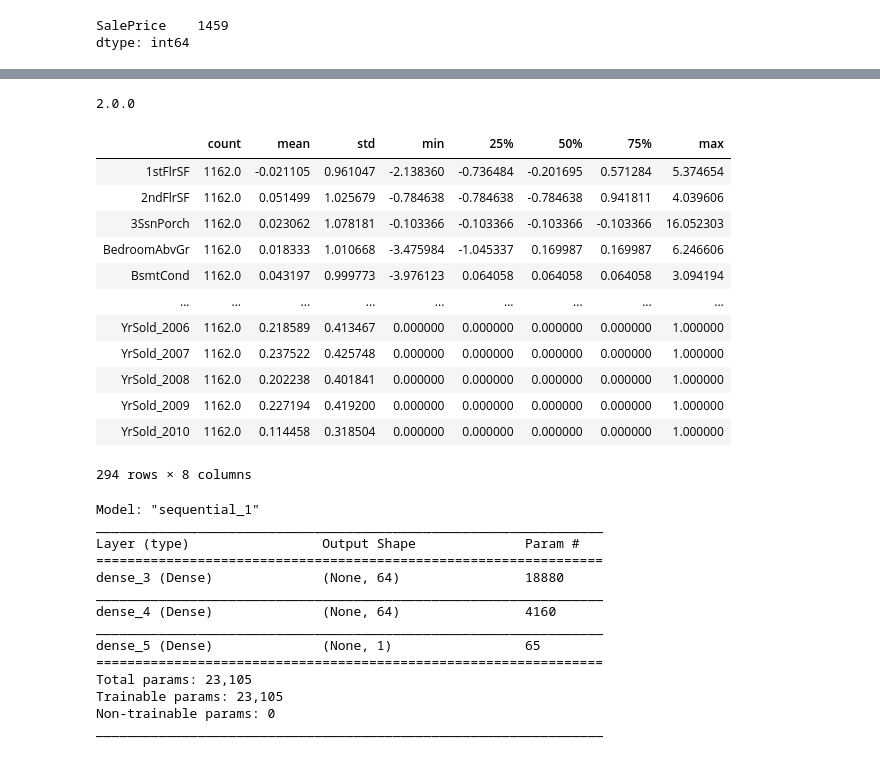
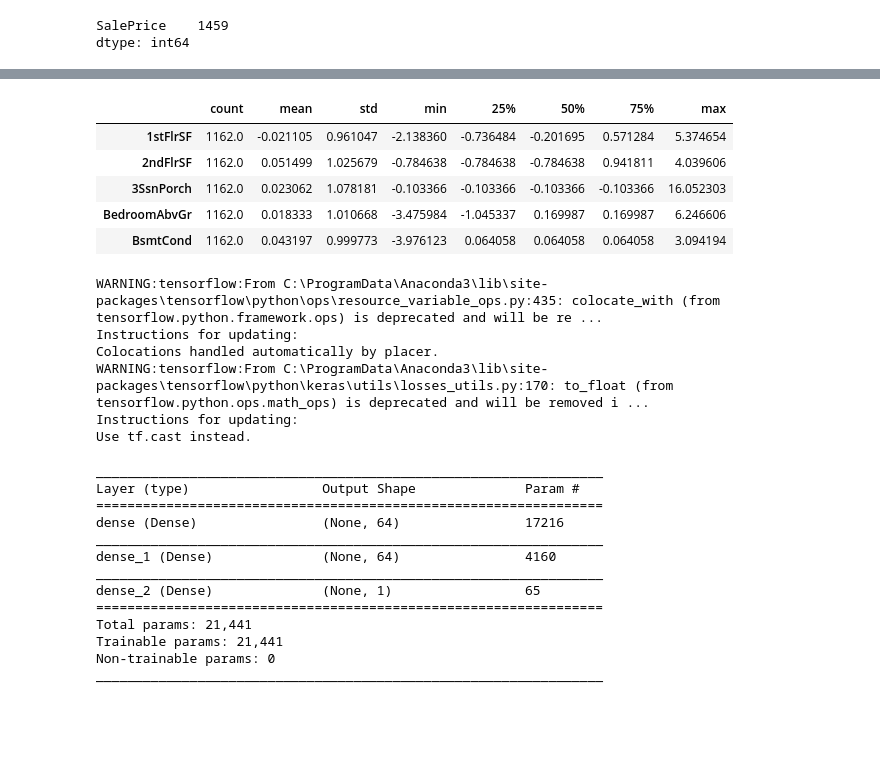
Before and after one commit to romanslipchuk/Houses, a Jupyter notebook: base_TF.ipynb, the cells around one changed output, grey strips where cells are left out. Saved outputs shown, nothing was run; the diff lists cells and outputs as text; code cells hidden in the pictures; blank space fills up the shorter version.

```diff
--- a/base_TF.ipynb
+++ b/base_TF.ipynb
@@ -18,7 +18,7 @@ import scipy.special as ss
 train = pd.read_csv('train.csv')
 test = pd.read_csv('test.csv')
 # %%
-train = train[train.GrLivArea < 4500]
+train = train[(train.GrLivArea < 4500)]
 train.reset_index(drop=True, inplace=True)
-train["SalePrice"] = np.log1p(train["SalePrice"])
+# train["SalePrice"] = np.log1p(train["SalePrice"])
 y = train['SalePrice'].reset_index(drop=True).copy()
@@ -57,7 +59,7 @@ SaleType           1
 GarageArea         1
 dtype: int64
 # %%
-strings = ['MSSubClass', 'YrSold', 'MoSold']
+strings = ['MSSubClass']
 for var in strings:
     data[var] = data[var].apply(str)
 # %%
@@ -95,15 +148,16 @@ data.drop(['SalePrice'], axis=1, inplace=True)
 data['TotalSF'] = data.TotalBsmtSF + data['1stFlrSF'] + data['2ndFlrSF']
 data['TotalBath'] = data.FullBath + 0.5 * data.HalfBath + data.BsmtFullBath + 0.5 * data.BsmtHalfBath
 data['TotalPorch'] = data.OpenPorchSF + data['3SsnPorch'] + data.EnclosedPorch + data.ScreenPorch + data.WoodDeckSF
+
 data['YrBltAndRemod']=data.YearBuilt + data.YearRemodAdd
 
+
+data['TotYear'] = data.YearBuilt + data.YearRemodAdd + data.YrSold
 data['HasPool'] = data.PoolArea.apply(lambda x: 1 if x > 0 else 0)
 data['HasGarage'] = data.GarageArea.apply(lambda x: 1 if x > 0 else 0)
 data['HasBsmt'] = data.TotalBsmtSF.apply(lambda x: 1 if x > 0 else 0)
 data['HasFirePl'] = data.Fireplaces.apply(lambda x: 1 if x > 0 else 0)
-
-drops = ['Utilities', 'Street', 'PoolQC']
-data = data.drop(drops,axis=1)
+data['BeforeCrisis'] = data.YrSold.apply(lambda x: 1 if x < 2009 else 0)
 
 data.shape
 # %% [output]
@@ -116,6 +170,9 @@ qual_cols = ["ExterQual", "ExterCond", "BsmtQual", "BsmtCond", "HeatingQC",
 for cat in data.columns:
     if cat in qual_cols:
         data[cat] = data[cat].map(qual_dict).astype('int64')
+# %%
+drops = ['Utilities', 'Street', 'PoolQC', 'MiscFeature', 'Alley', 'Fence']
+data = data.drop(drops,axis=1)
 # %%
 cat_features = data.select_dtypes(include=['object']).columns
 print(cat_features)
@@ -225,7 +253,3 @@ Name: SalePrice, Length: 1453, dtype: float64
 import tensorflow as tf
 from tensorflow import keras
 from tensorflow.keras import layers
-
-print(tf.__version__)
-# %% [output]
-2.0.0
@@ -244,21 +262,14 @@ test_labels = test_set.pop('SalePrice')
 # %%
 train_stats = train_set.describe()
 train_stats = train_stats.transpose()
-train_stats
+train_stats.head()
 # %% [output]
 |  | count | mean | std | min | 25% | 50% | 75% | max |
 | 1stFlrSF | 1162.0 | -0.021105 | 0.961047 | -2.138360 | -0.736484 | -0.201695 | 0.571284 | 5.374654 |
 | 2ndFlrSF | 1162.0 | 0.051499 | 1.025679 | -0.784638 | -0.784638 | -0.784638 | 0.941811 | 4.039606 |
 | 3SsnPorch | 1162.0 | 0.023062 | 1.078181 | -0.103366 | -0.103366 | -0.103366 | -0.103366 | 16.052303 |
 | BedroomAbvGr | 1162.0 | 0.018333 | 1.010668 | -3.475984 | -1.045337 | 0.169987 | 0.169987 | 6.246606 |
 | BsmtCond | 1162.0 | 0.043197 | 0.999773 | -3.976123 | 0.064058 | 0.064058 | 0.064058 | 3.094194 |
-| ... | ... | ... | ... | ... | ... | ... | ... | ... |
-| YrSold_2006 | 1162.0 | 0.218589 | 0.413467 | 0.000000 | 0.000000 | 0.000000 | 0.000000 | 1.000000 |
-| YrSold_2007 | 1162.0 | 0.237522 | 0.425748 | 0.000000 | 0.000000 | 0.000000 | 0.000000 | 1.000000 |
-| YrSold_2008 | 1162.0 | 0.202238 | 0.401841 | 0.000000 | 0.000000 | 0.000000 | 0.000000 | 1.000000 |
-| YrSold_2009 | 1162.0 | 0.227194 | 0.419200 | 0.000000 | 0.000000 | 0.000000 | 0.000000 | 1.000000 |
-| YrSold_2010 | 1162.0 | 0.114458 | 0.318504 | 0.000000 | 0.000000 | 0.000000 | 0.000000 | 1.000000 |
-294 rows × 8 columns
 # %%
 def build_model():
     model = keras.Sequential([
@@ -275,20 +286,26 @@ def build_model():
     return model
 # %%
 model = build_model()
+# %% [output]
+WARNING:tensorflow:From C:\ProgramData\Anaconda3\lib\site-packages\tensorflow\python\ops\resource_variable_ops.py:435: colocate_with (from tensorflow.python.framework.ops) is deprecated and will be re ...
+Instructions for updating:
+Colocations handled automatically by placer.
+WARNING:tensorflow:From C:\ProgramData\Anaconda3\lib\site-packages\tensorflow\python\keras\utils\losses_utils.py:170: to_float (from tensorflow.python.ops.math_ops) is deprecated and will be removed i ...
+Instructions for updating:
+Use tf.cast instead.
 # %%
 model.summary()
 # %% [output]
-Model: "sequential_1"
 _________________________________________________________________
 Layer (type)                 Output Shape              Param #
 =================================================================
-dense_3 (Dense)              (None, 64)                18880
+dense (Dense)                (None, 64)                17216
 _________________________________________________________________
-dense_4 (Dense)              (None, 64)                4160
+dense_1 (Dense)              (None, 64)                4160
 _________________________________________________________________
-dense_5 (Dense)              (None, 1)                 65
+dense_2 (Dense)              (None, 1)                 65
 =================================================================
-Total params: 23,105
-Trainable params: 23,105
+Total params: 21,441
+Trainable params: 21,441
 Non-trainable params: 0
 _________________________________________________________________
```
Also changed, not shown: parts of 33 cells of this notebook.
